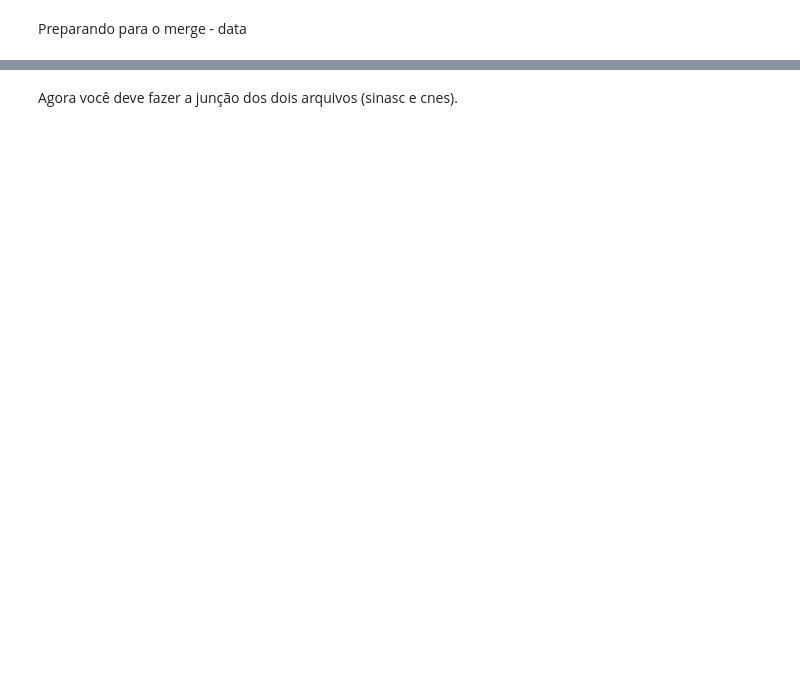
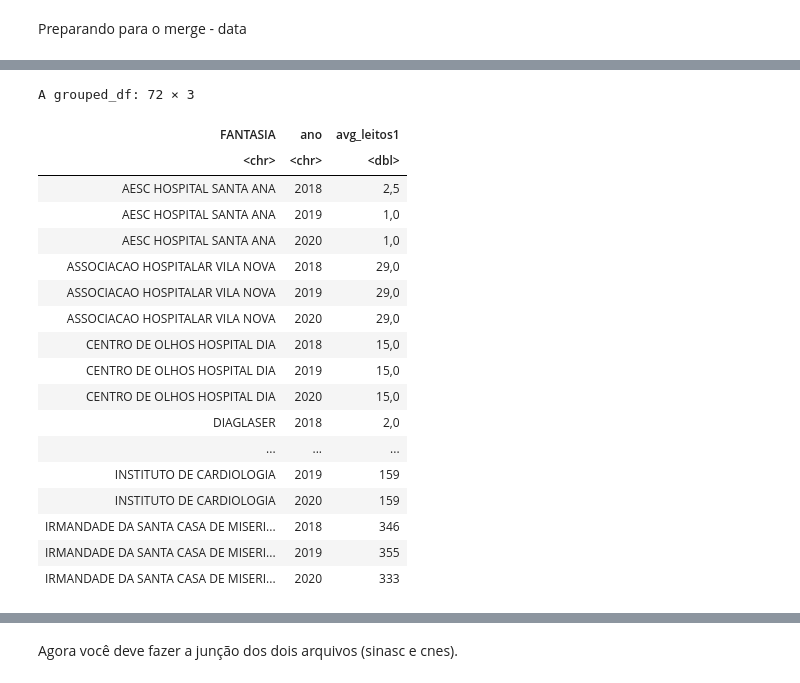
Before and after one commit to MarciaGodoy/UFRGS, a Jupyter notebook: CNES.ipynb, the cells around one changed output, grey strips where cells are left out. Cells and saved outputs as stored; diff of their text form; code cells hidden in the pictures; blank space fills up the shorter version.

```diff
--- a/CNES.ipynb
+++ b/CNES.ipynb
@@ -299,0 +353,22 @@ write.table(cad_saude, file = "cadastro saude Porto Alegre.csv", sep =",", na=""
+# %%
+medialeitos
+# %% [output]
+A grouped_df: 72 × 3
+| FANTASIA | ano | avg_leitos1 |
+| <chr> | <chr> | <dbl> |
+| AESC HOSPITAL SANTA ANA | 2018 | 2,5 |
+| AESC HOSPITAL SANTA ANA | 2019 | 1,0 |
+| AESC HOSPITAL SANTA ANA | 2020 | 1,0 |
+| ASSOCIACAO HOSPITALAR VILA NOVA | 2018 | 29,0 |
+| ASSOCIACAO HOSPITALAR VILA NOVA | 2019 | 29,0 |
+| ASSOCIACAO HOSPITALAR VILA NOVA | 2020 | 29,0 |
+| CENTRO DE OLHOS HOSPITAL DIA | 2018 | 15,0 |
+| CENTRO DE OLHOS HOSPITAL DIA | 2019 | 15,0 |
+| CENTRO DE OLHOS HOSPITAL DIA | 2020 | 15,0 |
+| DIAGLASER | 2018 | 2,0 |
+| ... | ... | ... |
+| INSTITUTO DE CARDIOLOGIA | 2019 | 159 |
+| INSTITUTO DE CARDIOLOGIA | 2020 | 159 |
+| IRMANDADE DA SANTA CASA DE MISERI... | 2018 | 346 |
+| IRMANDADE DA SANTA CASA DE MISERI... | 2019 | 355 |
+| IRMANDADE DA SANTA CASA DE MISERI... | 2020 | 333 |
```
Also changed, not shown: parts of 20 cells of this notebook.
